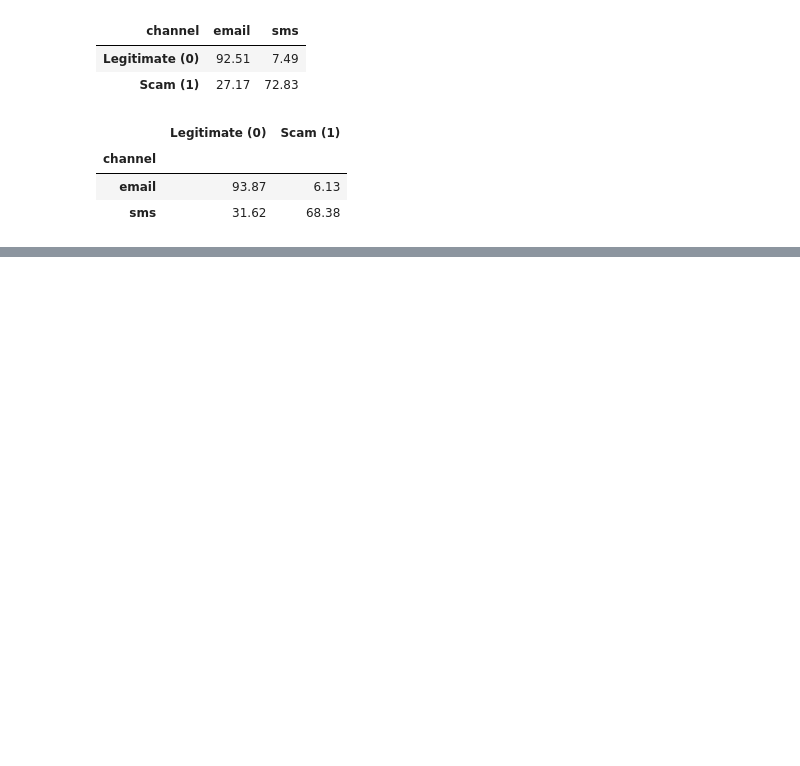
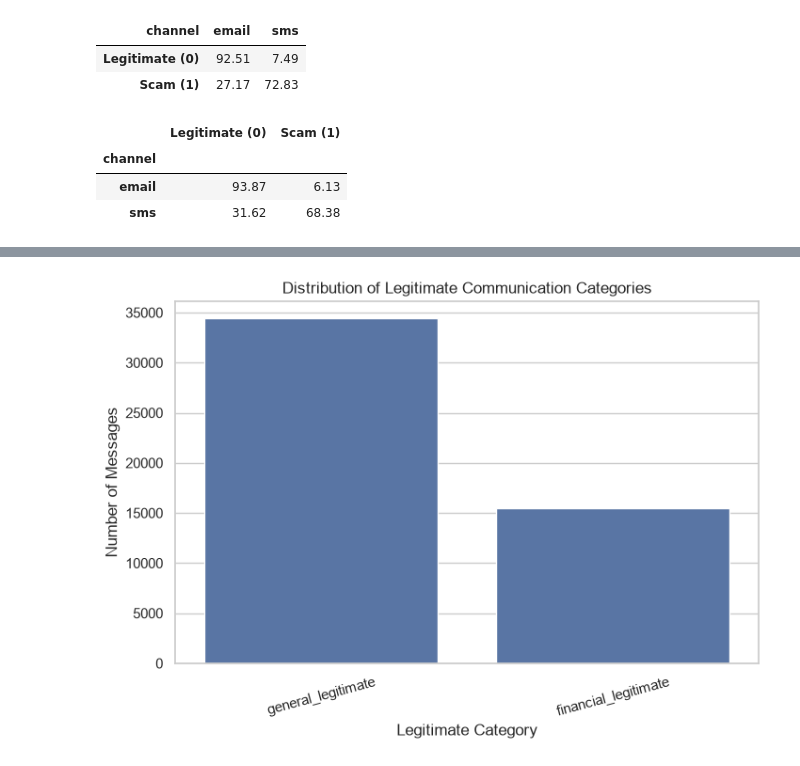
Before and after one commit to Supan-Roy/financial-scam-analysis, a Jupyter notebook: notebooks/01_dataset_understanding.ipynb, the cells around one changed output, grey strips where cells are left out. Saved outputs shown, nothing was run; the diff lists cells and outputs as text; code cells hidden in the pictures; blank space fills up the shorter version.

```diff
--- a/notebooks/01_dataset_understanding.ipynb
+++ b/notebooks/01_dataset_understanding.ipynb
@@ -227,0 +268,18 @@ class_by_channel.round(2)
+# %%
+# 13. Visualize legitimate communication categories
+
+plt.figure(figsize=(8, 5))
+
+sns.barplot(
+    x=legit_category_counts.index,
+    y=legit_category_counts.values
+)
+
+plt.title("Distribution of Legitimate Communication Categories")
+plt.xlabel("Legitimate Category")
+plt.ylabel("Number of Messages")
+plt.xticks(rotation=15)
+
+plt.show()
+# %% [output]
+[figure, added]
```
Also changed, not shown: parts of 4 cells of this notebook.
